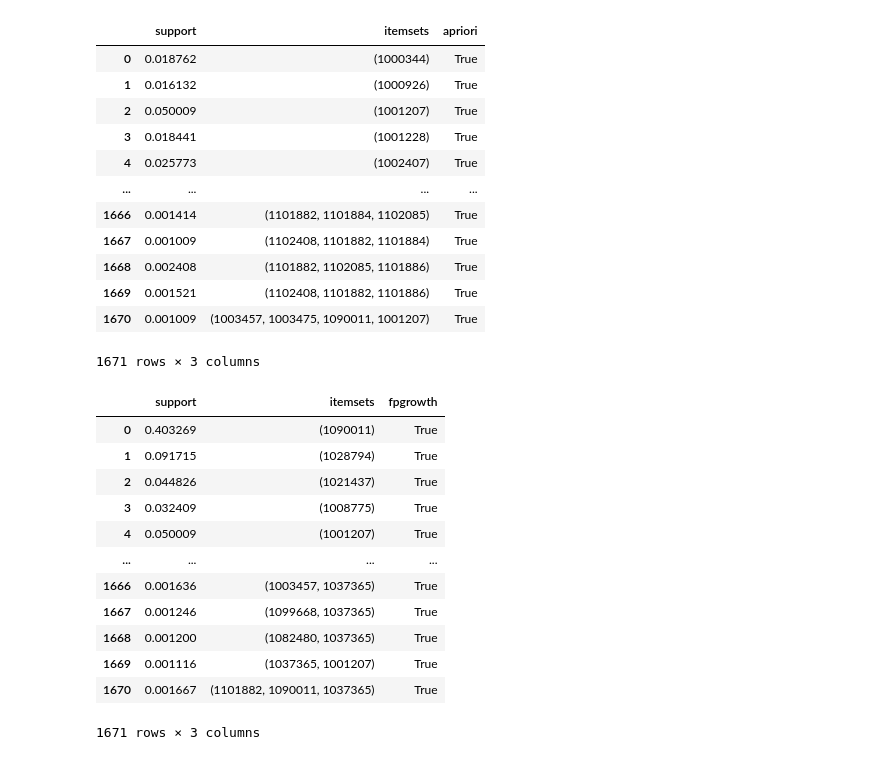
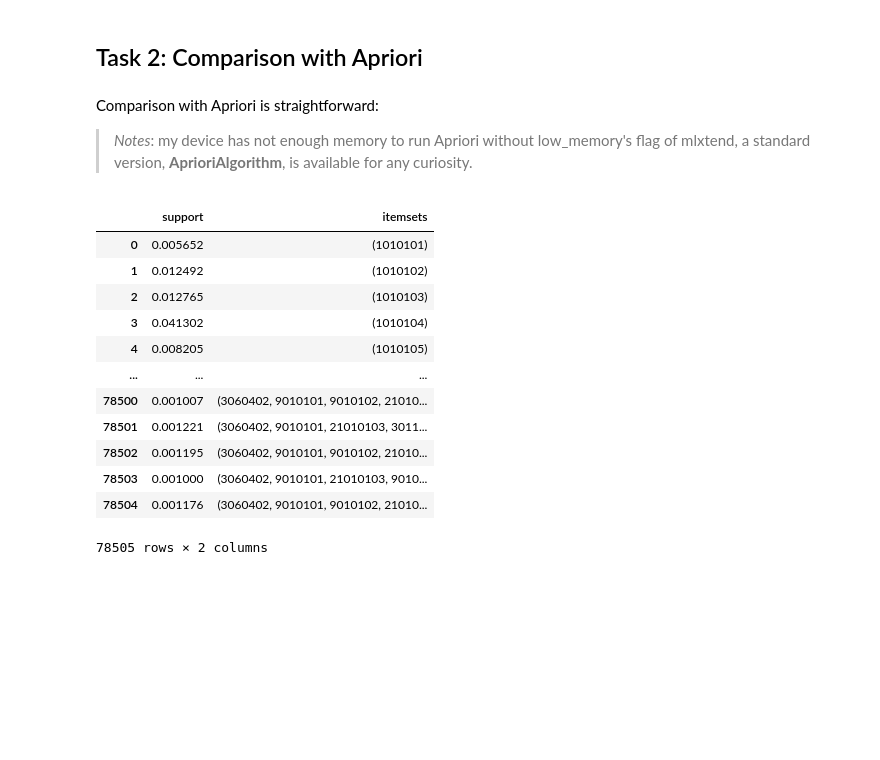
Before and after one commit to marcospampi/lab-data-mining, a Jupyter notebook: homework3/homework.ipynb, the cells around one changed output. Saved outputs shown, nothing was run; the diff lists cells and outputs as text; code cells hidden in the pictures; blank space fills up the shorter version.

```diff
--- a/homework3/homework.ipynb
+++ b/homework3/homework.ipynb
@@ -3,10 +12,8 @@
 # %%
 import os
 import pandas as pd
-from dotenv import load_dotenv
 
-load_dotenv()
-from src.cache import Cache, CacheManager
+from src.cache import CacheManager
 
 dataset_path = os.getenv('TASK_DATASET_FILE_PATH')
-cache = CacheManager(dataset_path).get_cache()
+cache = CacheManager().get_cache()
@@ -32,0 +23,10 @@ cross_trx
+# %%
+
+trx_df = (
+    cache.transactions
+        .join(cache.items, on='cod_prod')
+        ['liv4']
+        .rename('cat_id')
+        .to_frame()
+)
+trx_df
@@ -32,0 +51,4 @@ cross_trx
+# %%
+from src.utils import to_sparse
+sparse_trx_df = to_sparse(trx_df)
+sparse_trx_df
@@ -33,36 +118,24 @@ cross_trx
+# %% [markdown]
+## Task 2: Comparison with Apriori
+# %% [markdown]
+Comparison with Apriori is straightforward:
+> *Notes*: my device has not enough memory to run Apriori without low_memory's flag of mlxtend, a standard version, **AprioriAlgorithm**, is available for any curiosity.
 # %%
-from src.frequent_patterns import FpGrowthAlgorithm, AprioriAlgorithm
+from src.frequent_patterns import AprioriLowMemAlgorithm
 
-apriori = AprioriAlgorithm(cross_trx).run(min_support = min_support)
+apriori = AprioriLowMemAlgorithm(sparse_trx_df).run(min_support)
 apriori.df
 # %% [output]
-|  | support | itemsets | apriori |
-| 0 | 0.018762 | (1000344) | True |
-| 1 | 0.016132 | (1000926) | True |
-| 2 | 0.050009 | (1001207) | True |
-| 3 | 0.018441 | (1001228) | True |
-| 4 | 0.025773 | (1002407) | True |
-| ... | ... | ... | ... |
-| 1666 | 0.001414 | (1101882, 1101884, 1102085) | True |
-| 1667 | 0.001009 | (1102408, 1101882, 1101884) | True |
-| 1668 | 0.002408 | (1101882, 1102085, 1101886) | True |
-| 1669 | 0.001521 | (1102408, 1101882, 1101886) | True |
-| 1670 | 0.001009 | (1003457, 1003475, 1090011, 1001207) | True |
+|  | support | itemsets |
+| 0 | 0.005652 | (1010101) |
+| 1 | 0.012492 | (1010102) |
+| 2 | 0.012765 | (1010103) |
+| 3 | 0.041302 | (1010104) |
+| 4 | 0.008205 | (1010105) |
+| ... | ... | ... |
+| 78500 | 0.001007 | (3060402, 9010101, 9010102, 21010... |
+| 78501 | 0.001221 | (3060402, 9010101, 21010103, 3011... |
+| 78502 | 0.001195 | (3060402, 9010101, 9010102, 21010... |
+| 78503 | 0.001000 | (3060402, 9010101, 21010103, 9010... |
+| 78504 | 0.001176 | (3060402, 9010101, 9010102, 21010... |
-1671 rows × 3 columns
+78505 rows × 2 columns
-# %%
-fpgrowth = FpGrowthAlgorithm(cross_trx).run(min_support = min_support)
-fpgrowth.df
-# %% [output]
-|  | support | itemsets | fpgrowth |
-| 0 | 0.403269 | (1090011) | True |
-| 1 | 0.091715 | (1028794) | True |
-| 2 | 0.044826 | (1021437) | True |
-| 3 | 0.032409 | (1008775) | True |
-| 4 | 0.050009 | (1001207) | True |
-| ... | ... | ... | ... |
-| 1666 | 0.001636 | (1003457, 1037365) | True |
-| 1667 | 0.001246 | (1099668, 1037365) | True |
-| 1668 | 0.001200 | (1082480, 1037365) | True |
-| 1669 | 0.001116 | (1037365, 1001207) | True |
-| 1670 | 0.001667 | (1101882, 1090011, 1037365) | True |
-1671 rows × 3 columns
```
Also changed, not shown: parts of 19 cells of this notebook, 6 other files.
